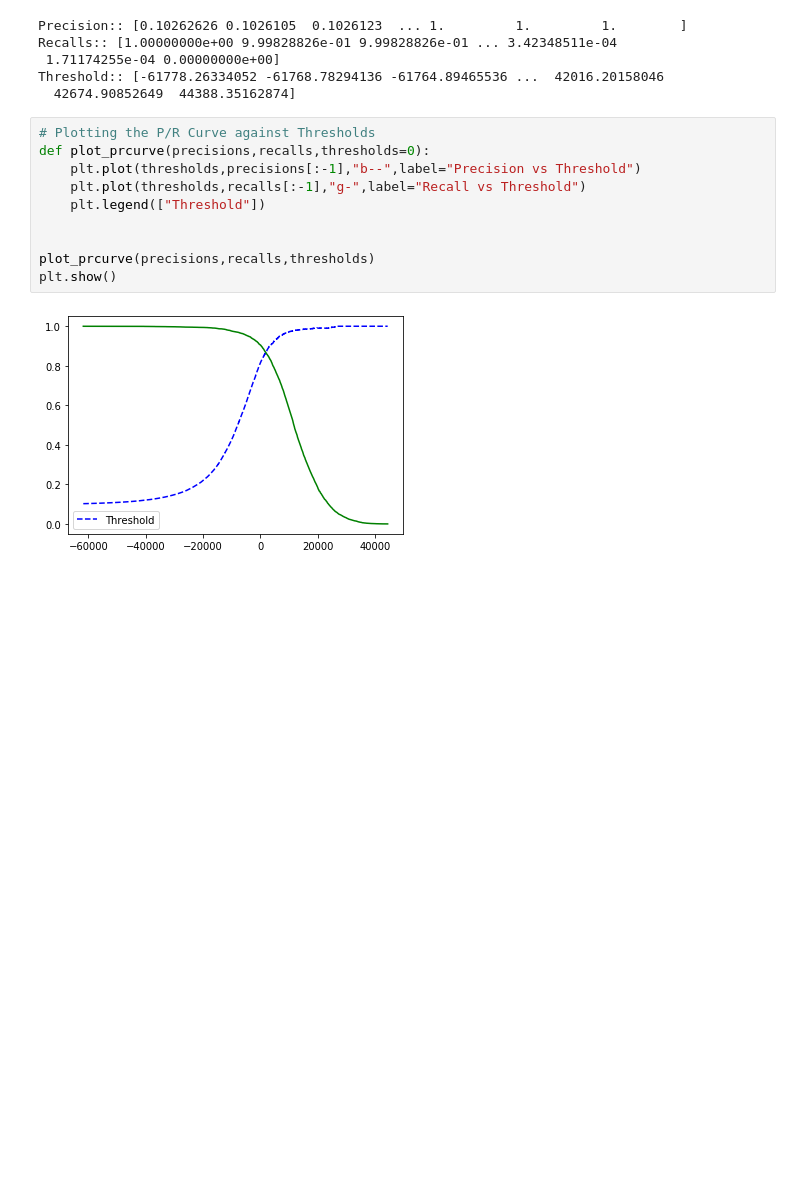
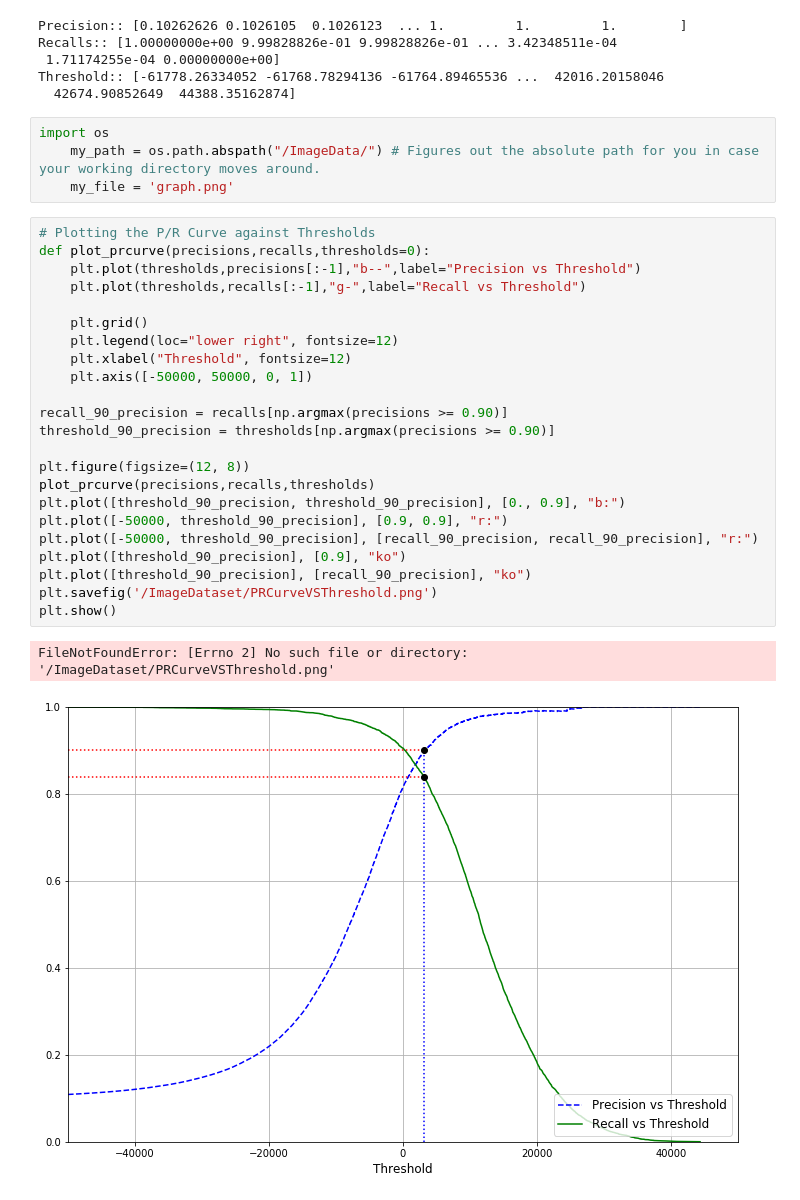
Before and after one commit to devangdayal/HandWrittenRecognition, a Jupyter notebook: ProjectCode.ipynb, the cells around one changed output. Drawn from its saved outputs; the diff is of its cells as text; blank space fills up the shorter version.

```diff
--- a/ProjectCode.ipynb
+++ b/ProjectCode.ipynb
@@ -238,15 +238,33 @@ Recalls:: [1.00000000e+00 9.99828826e-01 9.99828826e-01 ... 3.42348511e-04
  1.71174255e-04 0.00000000e+00]
 Threshold:: [-61778.26334052 -61768.78294136 -61764.89465536 ...  42016.20158046
   42674.90852649  44388.35162874]
+# %%
+import os
+    my_path = os.path.abspath("/ImageData/") # Figures out the absolute path for you in case your working directory moves around.
+    my_file = 'graph.png'
 # %%
 # Plotting the P/R Curve against Thresholds
 def plot_prcurve(precisions,recalls,thresholds=0):
     plt.plot(thresholds,precisions[:-1],"b--",label="Precision vs Threshold")
     plt.plot(thresholds,recalls[:-1],"g-",label="Recall vs Threshold")
-    plt.legend(["Threshold"])
 
+    plt.grid()
+    plt.legend(loc="lower right", fontsize=12)
+    plt.xlabel("Threshold", fontsize=12)
+    plt.axis([-50000, 50000, 0, 1])
 
+recall_90_precision = recalls[np.argmax(precisions >= 0.90)]
+threshold_90_precision = thresholds[np.argmax(precisions >= 0.90)]
+
+plt.figure(figsize=(12, 8))
 plot_prcurve(precisions,recalls,thresholds)
+plt.plot([threshold_90_precision, threshold_90_precision], [0., 0.9], "b:")
+plt.plot([-50000, threshold_90_precision], [0.9, 0.9], "r:")
+plt.plot([-50000, threshold_90_precision], [recall_90_precision, recall_90_precision], "r:")
+plt.plot([threshold_90_precision], [0.9], "ko")
+plt.plot([threshold_90_precision], [recall_90_precision], "ko")
+plt.savefig('/ImageDataset/PRCurveVSThreshold.png')
 plt.show()
 # %% [output]
+FileNotFoundError: [Errno 2] No such file or directory: '/ImageDataset/PRCurveVSThreshold.png'
-[figure, old version]
+[figure, new version]
```
